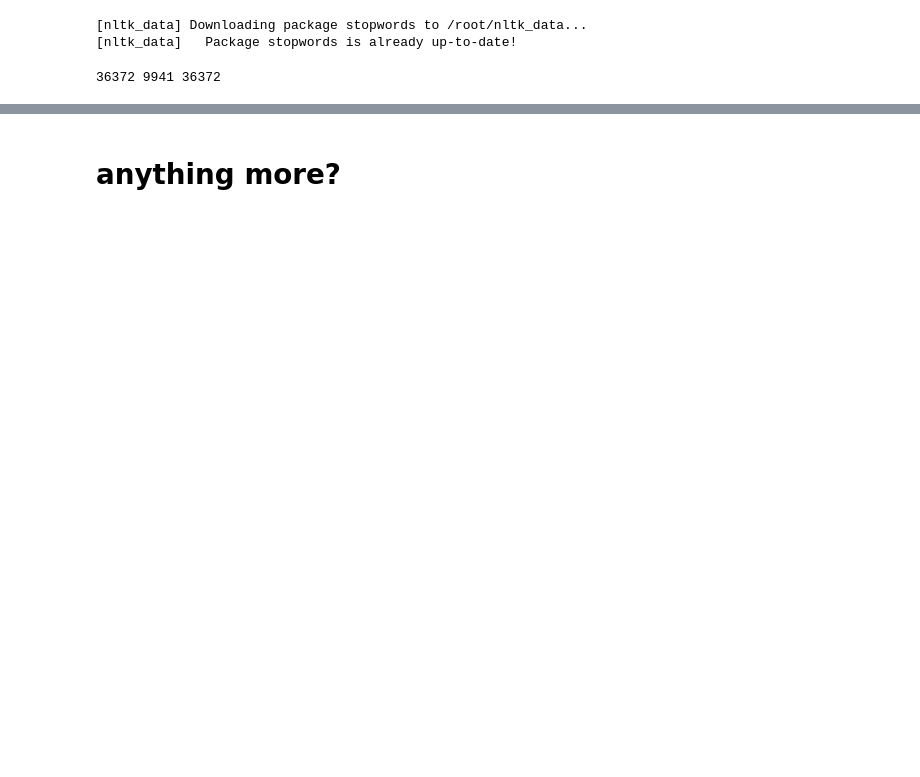
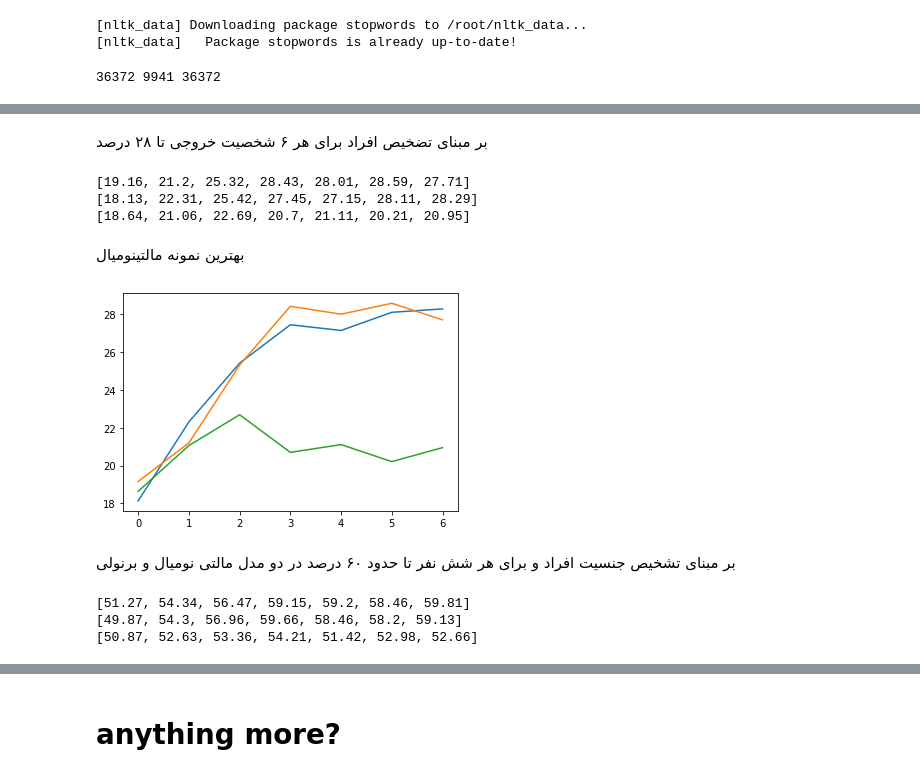
Before and after one commit to aSafarpoor/AI_Project_BypedalWalker, a Jupyter notebook: NLP_HW2.ipynb, the cells around one changed output, grey strips where cells are left out. Saved outputs shown, nothing was run; the diff lists cells and outputs as text; code cells hidden in the pictures; blank space fills up the shorter version.

```diff
--- a/NLP_HW2.ipynb
+++ b/NLP_HW2.ipynb
@@ -175,7 +248,7 @@ for t in tokened_sample:
 # %%
 '''remove un-alphabetic characters / here we remove punctuation  marks too'''
 # based of stackoverflow
-def remove_non_alphabetic(note):
+def remove_punctuation(note):
   note = note.replace("...")
   clear_note = regex.sub(' ', note)
   return clear_note
@@ -1089,0 +1291,50 @@ guess
+# %% [markdown]
+بر مبنای تضخیص افراد برای هر ۶ شخصیت
+خروجی تا ۲۸ درصد
+# %%
+#task = "gender"
+outBN = []
+outMN = []
+outG = []
+
+for i in [5,50,500,5000,50000,500000,5000000]:
+  outMN.append(naive_bayes_(function_name_="MultinomialNB",num_of_feature=i,task='.'))
+  outBN.append(naive_bayes_(function_name_="BernoulliNB",num_of_feature=i,task='.'))
+  outG.append(naive_bayes_(function_name_="GaussianNB",num_of_feature=i,task='.'))
+
+print(outMN)
+print(outBN)
+print(outG)
+# %% [output]
+[19.16, 21.2, 25.32, 28.43, 28.01, 28.59, 27.71]
+[18.13, 22.31, 25.42, 27.45, 27.15, 28.11, 28.29]
+[18.64, 21.06, 22.69, 20.7, 21.11, 20.21, 20.95]
+# %% [markdown]
+بهترین نمونه مالتینومیال
+# %%
+plt.plot(range(len(outBN)),outBN)
+plt.plot(range(len(outBN)),outMN)
+plt.plot(range(len(outBN)),outG)
+plt.show()
+# %% [output]
+[figure, added]
+# %% [markdown]
+بر مبنای تشخیص جنسیت افراد و برای هر شش نفر تا حدود ۶۰ درصد در دو مدل مالتی نومیال و برنولی
+# %%
+#task = "gender"
+outBN = []
+outMN = []
+outG = []
+
+for i in [5,50,500,5000,50000,500000,5000000]:
+  outMN.append(naive_bayes_(function_name_="MultinomialNB",num_of_feature=i,task='gender'))
+  outBN.append(naive_bayes_(function_name_="BernoulliNB",num_of_feature=i,task='gender'))
+  outG.append(naive_bayes_(function_name_="GaussianNB",num_of_feature=i,task='gender'))
+
+print(outMN)
+print(outBN)
+print(outG)
+# %% [output]
+[51.27, 54.34, 56.47, 59.15, 59.2, 58.46, 59.81]
+[49.87, 54.3, 56.96, 59.66, 58.46, 58.2, 59.13]
+[50.87, 52.63, 53.36, 54.21, 51.42, 52.98, 52.66]
```
Also changed, not shown: parts of 53 cells of this notebook.
